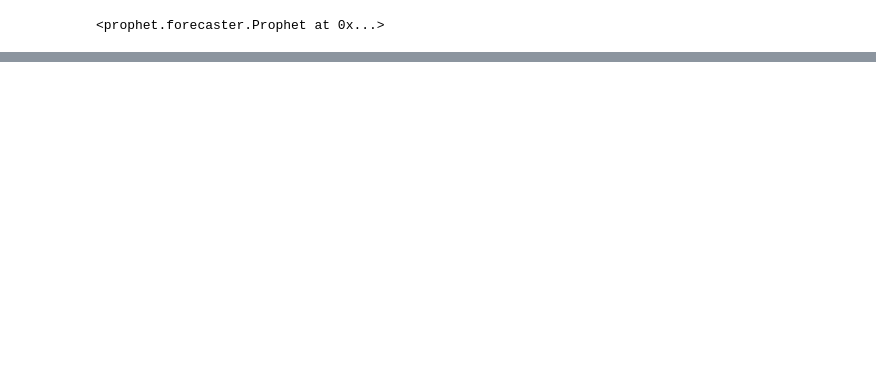
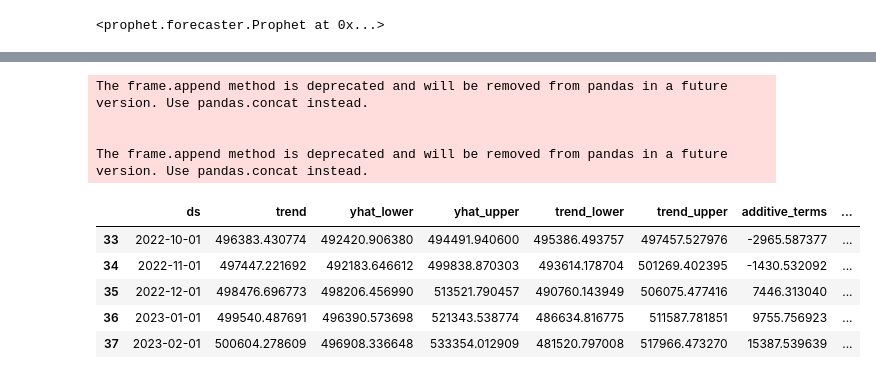
Before and after one commit to Ray54111/Housing-Prices-Machine-Learning-Project, a Jupyter notebook: prophet_model_predictions.ipynb, the cells around one changed output, grey strips where cells are left out. Drawn from its saved outputs; the diff is of its cells as text; code cells hidden in the pictures; blank space fills up the shorter version.

```diff
--- a/prophet_model_predictions.ipynb
+++ b/prophet_model_predictions.ipynb
@@ -142,8 +135,6 @@ train.head()
 # %%
 #train model
 # no need to scale data since we are looking at one feeature which is price
-# %%
-train = train.rename(columns={0 : 'y', 'month_date' : 'ds'})
 # %%
 model = Prophet()
 model
@@ -157 +152,19 @@ model.fit(train)
 <prophet.forecaster.Prophet at 0x...>
+# %%
+future = model.make_future_dataframe(periods=6, freq='MS') #MS for monthly, H for hourly
+sla_forecast = model.predict(future)
+# %% [output]
+The frame.append method is deprecated and will be removed from pandas in a future version. Use pandas.concat instead.
+
+
+The frame.append method is deprecated and will be removed from pandas in a future version. Use pandas.concat instead.
+# %%
+#view of the forcasted data at the end of the dataframe
+sla_forecast.tail()
+# %% [output]
+|  | ds | trend | yhat_lower | yhat_upper | trend_lower | trend_upper | additive_terms | ... |
+| 33 | 2022-10-01 | 496383.430774 | 492420.906380 | 494491.940600 | 495386.493757 | 497457.527976 | -2965.587377 | ... |
+| 34 | 2022-11-01 | 497447.221692 | 492183.646612 | 499838.870303 | 493614.178704 | 501269.402395 | -1430.532092 | ... |
+| 35 | 2022-12-01 | 498476.696773 | 498206.456990 | 513521.790457 | 490760.143949 | 506075.477416 | 7446.313040 | ... |
+| 36 | 2023-01-01 | 499540.487691 | 496390.573698 | 521343.538774 | 486634.816775 | 511587.781851 | 9755.756923 | ... |
+| 37 | 2023-02-01 | 500604.278609 | 496908.336648 | 533354.012909 | 481520.797008 | 517966.473270 | 15387.539639 | ... |
```
Also changed, not shown: parts of 17 cells of this notebook.
